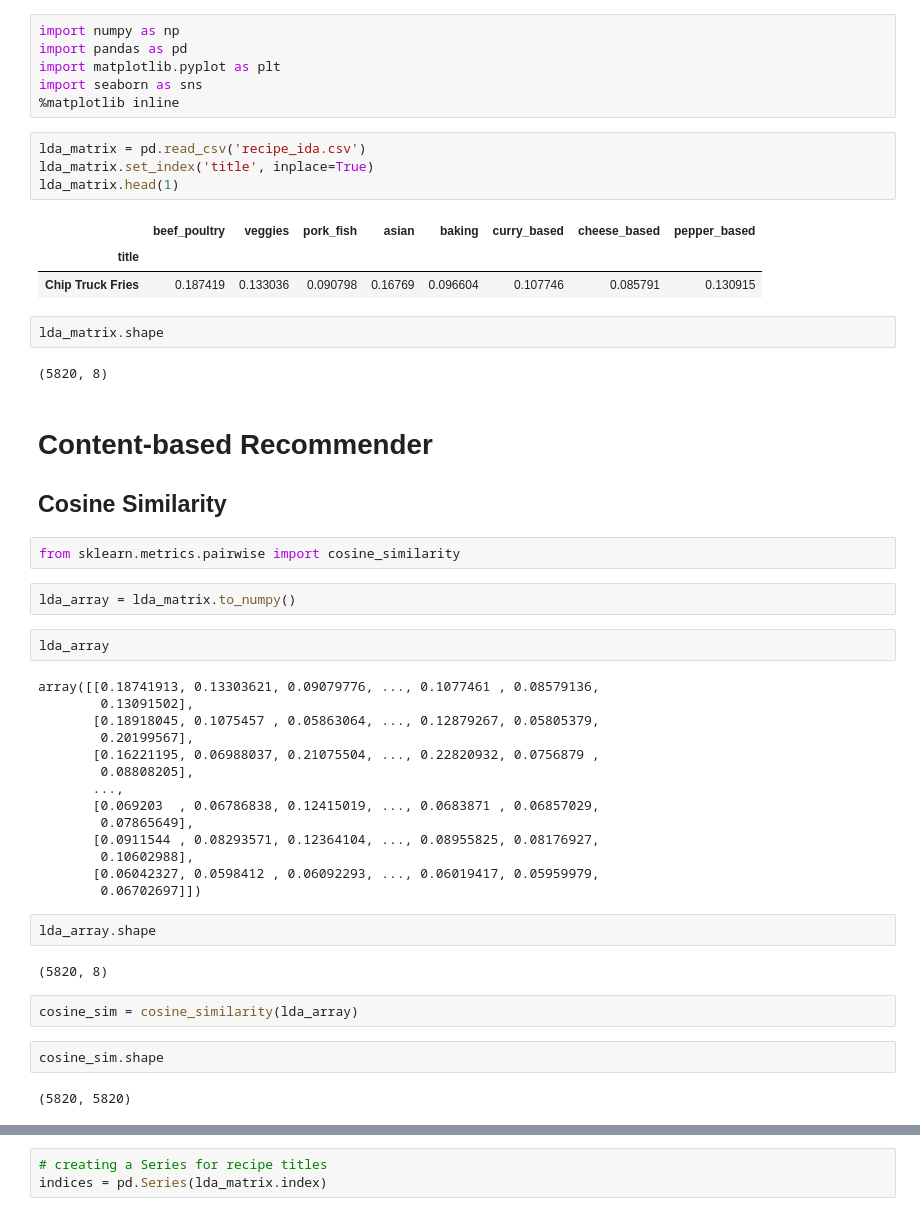
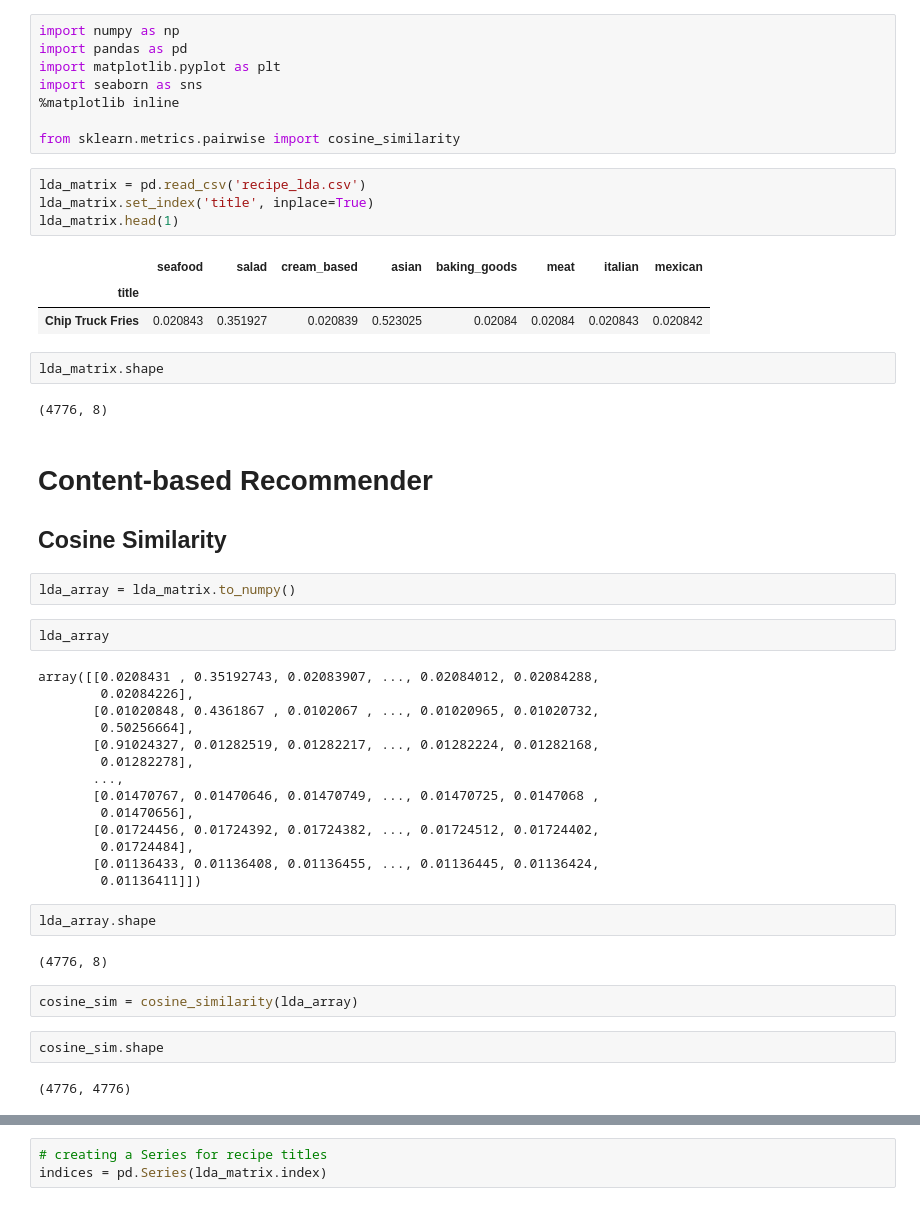
Before and after one commit to yangli53/happy_meals, a Jupyter notebook: Recommender.ipynb, the cells around one changed output, grey strips where cells are left out. Saved outputs shown, nothing was run; the diff lists cells and outputs as text.

```diff
--- a/Recommender.ipynb
+++ b/Recommender.ipynb
@@ -4,51 +4,51 @@ import pandas as pd
 import matplotlib.pyplot as plt
 import seaborn as sns
 %matplotlib inline
+
+from sklearn.metrics.pairwise import cosine_similarity
 # %%
-lda_matrix = pd.read_csv('recipe_ida.csv')
+lda_matrix = pd.read_csv('recipe_lda.csv')
 lda_matrix.set_index('title', inplace=True)
 lda_matrix.head(1)
 # %% [output]
-|  | beef_poultry | veggies | pork_fish | asian | baking | curry_based | cheese_based | pepper_based |
+|  | seafood | salad | cream_based | asian | baking_goods | meat | italian | mexican |
 | title |  |  |  |  |  |  |  |  |
-| Chip Truck Fries | 0.187419 | 0.133036 | 0.090798 | 0.16769 | 0.096604 | 0.107746 | 0.085791 | 0.130915 |
+| Chip Truck Fries | 0.020843 | 0.351927 | 0.020839 | 0.523025 | 0.02084 | 0.02084 | 0.020843 | 0.020842 |
 # %%
 lda_matrix.shape
 # %% [output]
-(5820, 8)
+(4776, 8)
 # %% [markdown]
 # Content-based Recommender
 ## Cosine Similarity
-# %%
-from sklearn.metrics.pairwise import cosine_similarity
 # %%
 lda_array = lda_matrix.to_numpy()
 # %%
 lda_array
 # %% [output]
-array([[0.18741913, 0.13303621, 0.09079776, ..., 0.1077461 , 0.08579136,
-        0.13091502],
-       [0.18918045, 0.1075457 , 0.05863064, ..., 0.12879267, 0.05805379,
-        0.20199567],
-       [0.16221195, 0.06988037, 0.21075504, ..., 0.22820932, 0.0756879 ,
-        0.08808205],
+array([[0.0208431 , 0.35192743, 0.02083907, ..., 0.02084012, 0.02084288,
+        0.02084226],
+       [0.01020848, 0.4361867 , 0.0102067 , ..., 0.01020965, 0.01020732,
+        0.50256664],
+       [0.91024327, 0.01282519, 0.01282217, ..., 0.01282224, 0.01282168,
+        0.01282278],
        ...,
-       [0.069203  , 0.06786838, 0.12415019, ..., 0.0683871 , 0.06857029,
-        0.07865649],
-       [0.0911544 , 0.08293571, 0.12364104, ..., 0.08955825, 0.08176927,
-        0.10602988],
-       [0.06042327, 0.0598412 , 0.06092293, ..., 0.06019417, 0.05959979,
-        0.06702697]])
+       [0.01470767, 0.01470646, 0.01470749, ..., 0.01470725, 0.0147068 ,
+        0.01470656],
+       [0.01724456, 0.01724392, 0.01724382, ..., 0.01724512, 0.01724402,
+        0.01724484],
+       [0.01136433, 0.01136408, 0.01136455, ..., 0.01136445, 0.01136424,
+        0.01136411]])
 # %%
 lda_array.shape
 # %% [output]
-(5820, 8)
+(4776, 8)
 # %%
 cosine_sim = cosine_similarity(lda_array)
 # %%
 cosine_sim.shape
 # %% [output]
-(5820, 5820)
+(4776, 4776)
 # %%
 df_sim = pd.DataFrame(data=cosine_sim,
                       index=lda_matrix.index.tolist(),
```
Also changed, not shown: parts of 10 cells of this notebook, 11 other files.
